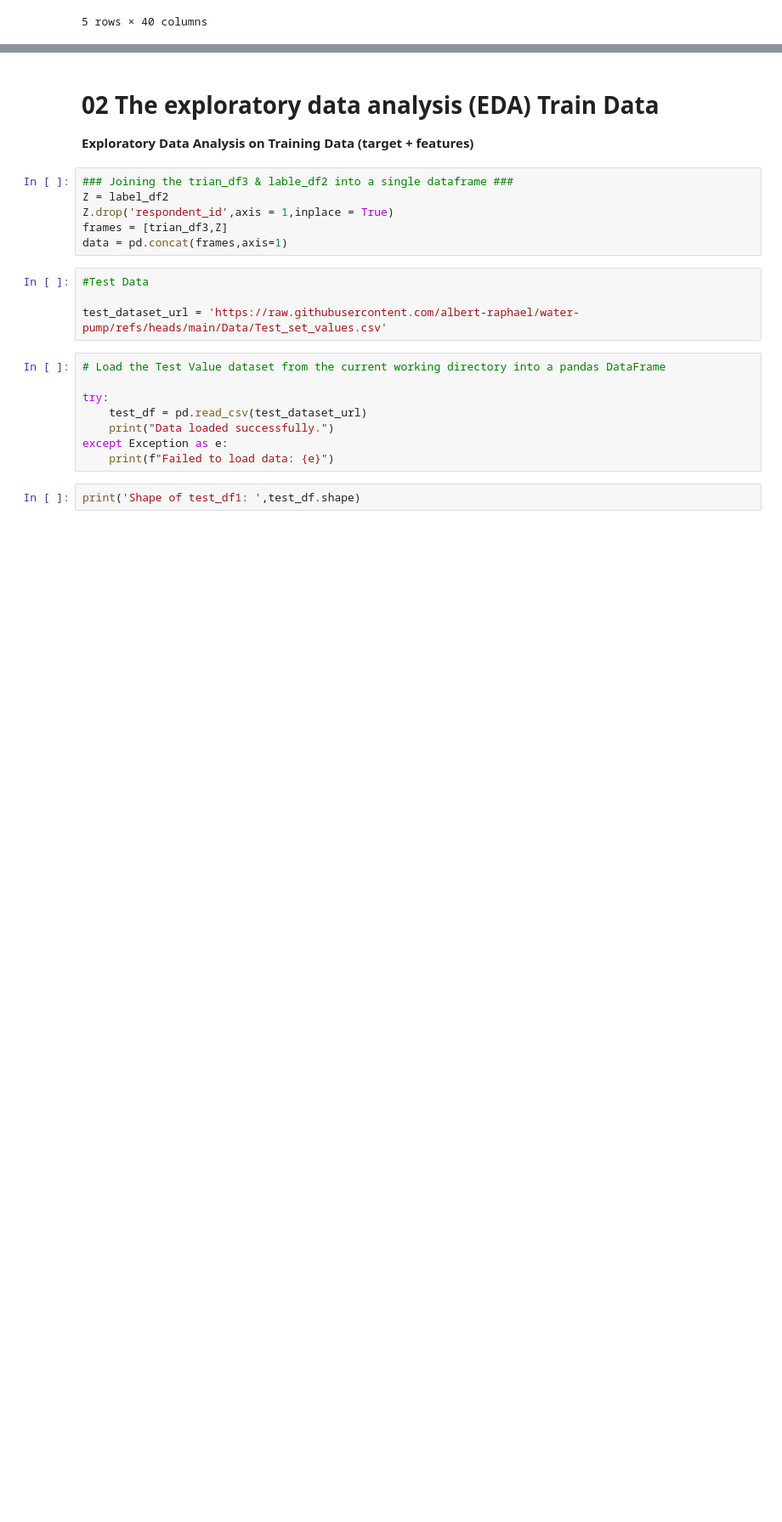
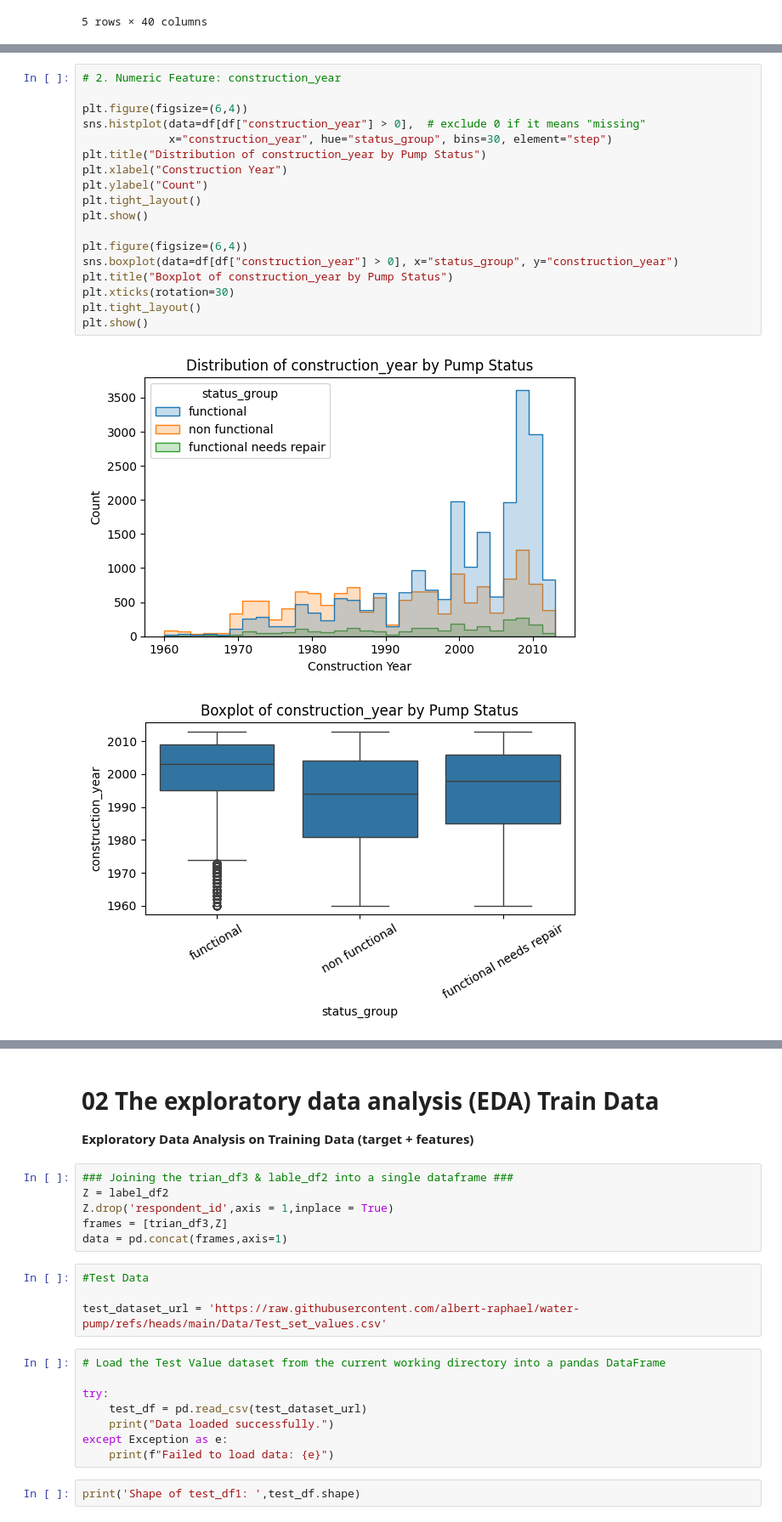
Before and after one commit to albert-raphael/water-pump, a Jupyter notebook: Notebooks/water-pump.ipynb, the cells around one changed output, grey strips where cells are left out. Shown at 85% size. Drawn from its saved outputs; the diff is of its cells as text; blank space fills up the shorter version.

```diff
--- a/Notebooks/water-pump.ipynb
+++ b/Notebooks/water-pump.ipynb
@@ -452,0 +450,21 @@ if len(num_cols) > 1:
+# %%
+# 2. Numeric Feature: construction_year
+
+plt.figure(figsize=(6,4))
+sns.histplot(data=df[df["construction_year"] > 0],  # exclude 0 if it means "missing"
+             x="construction_year", hue="status_group", bins=30, element="step")
+plt.title("Distribution of construction_year by Pump Status")
+plt.xlabel("Construction Year")
+plt.ylabel("Count")
+plt.tight_layout()
+plt.show()
+
+plt.figure(figsize=(6,4))
+sns.boxplot(data=df[df["construction_year"] > 0], x="status_group", y="construction_year")
+plt.title("Boxplot of construction_year by Pump Status")
+plt.xticks(rotation=30)
+plt.tight_layout()
+plt.show()
+# %% [output]
+[figure, added]
+[figure, added]
```
Also changed, not shown: parts of 17 cells of this notebook.
